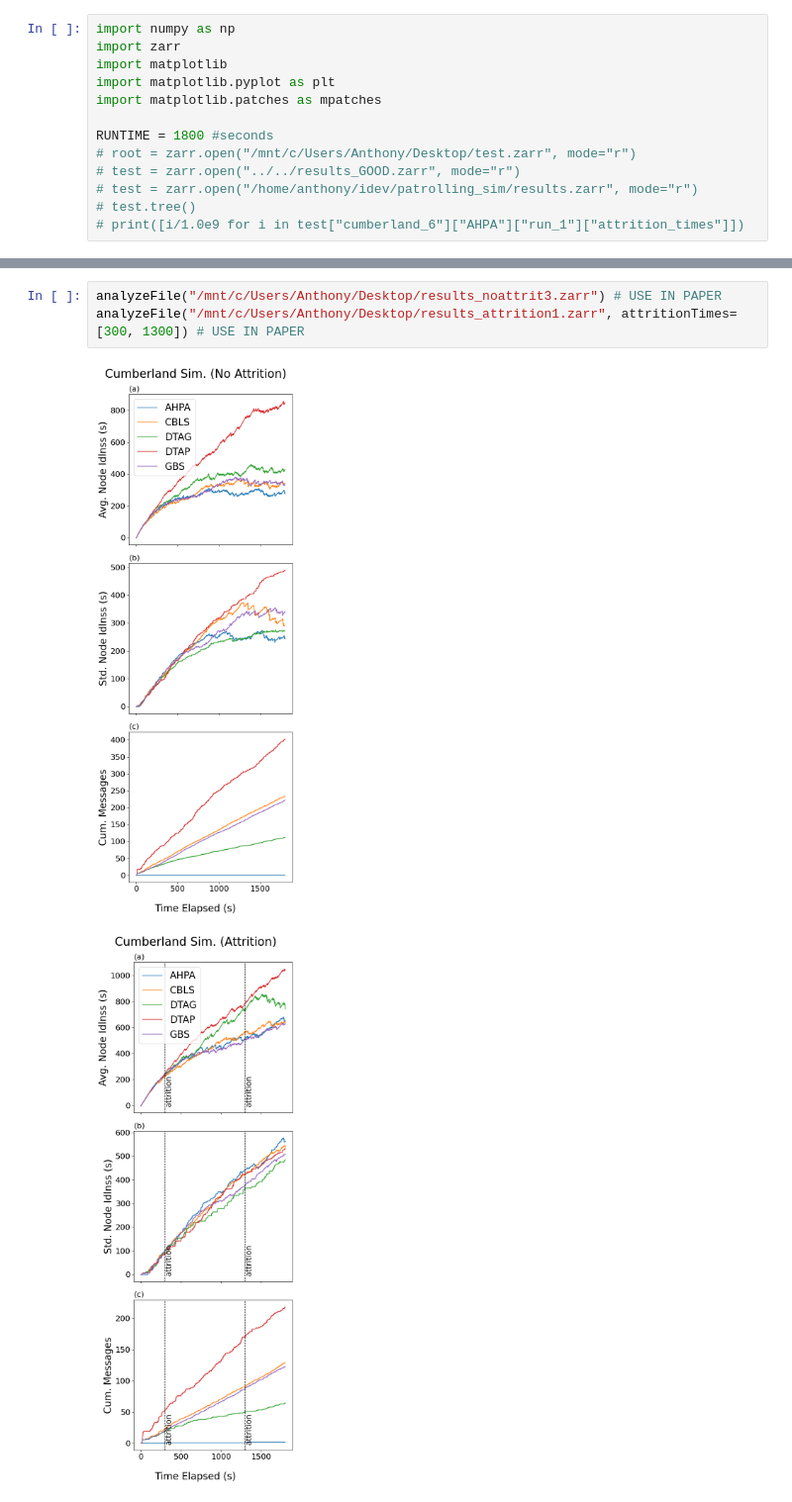
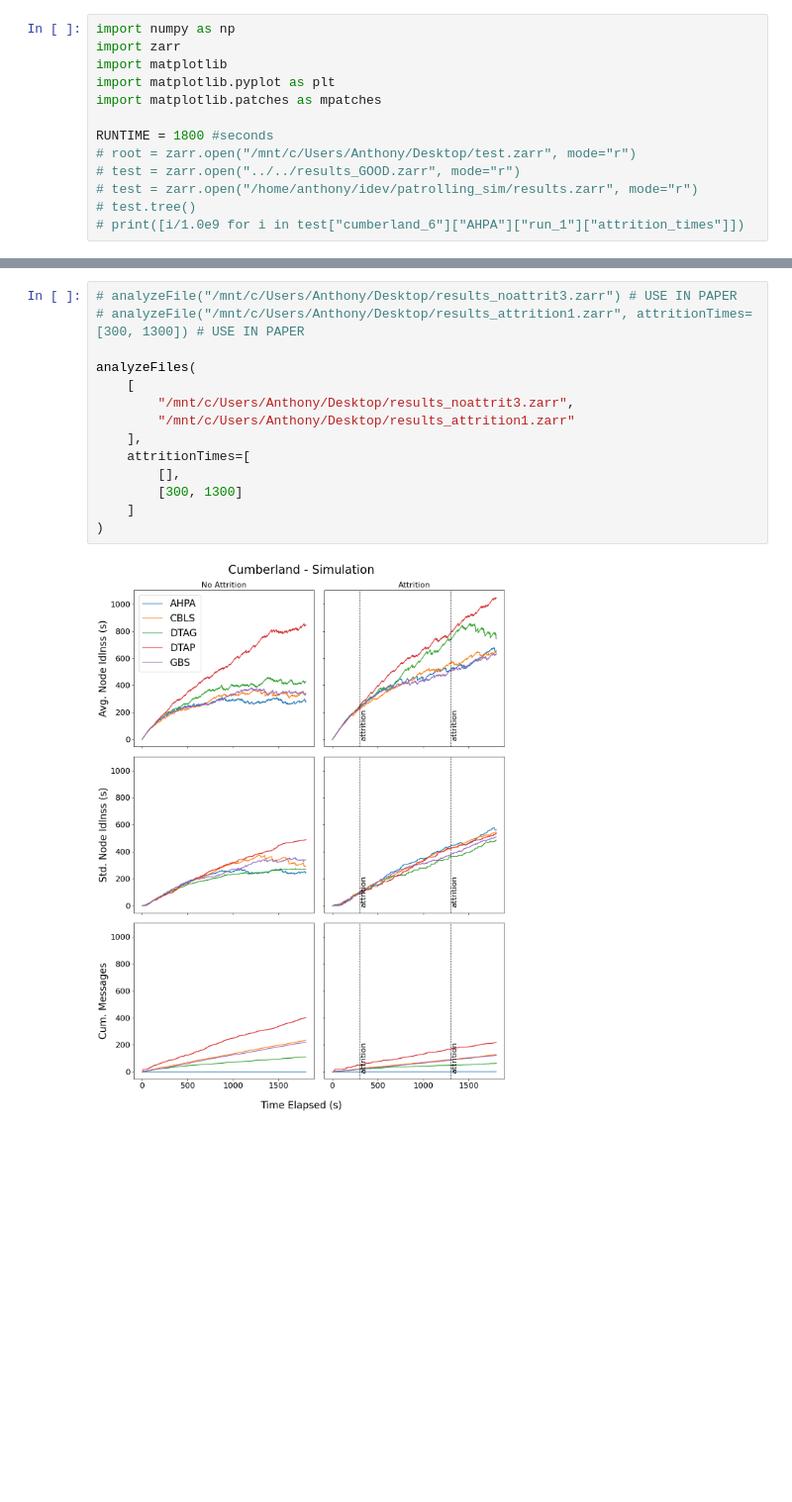
Before and after one commit to NU-IDEAS-Lab/patrolling_sim, a Jupyter notebook: src/patrol_algorithms_ahpa/data-analysis.ipynb, the cells around one changed output, grey strips where cells are left out. Shown: that part at 99% size. Saved outputs shown, nothing was run; the diff lists cells and outputs as text; blank space fills up the shorter version.

Commit message:
Combine cumberland runs into a single figure.

```diff
--- a/src/patrol_algorithms_ahpa/data-analysis.ipynb
+++ b/src/patrol_algorithms_ahpa/data-analysis.ipynb
@@ -182,8 +258,18 @@ def displayMessages(axis, inputs, labels, attritionTimes=[],
 
 # analyzeRun(zarr.open("/mnt/c/Users/Anthony/Desktop/results_noattrit3.zarr", "r")["cumberland_6"]["DTAGreedy"]["run_1"])
 # %%
-analyzeFile("/mnt/c/Users/Anthony/Desktop/results_noattrit3.zarr") # USE IN PAPER
-analyzeFile("/mnt/c/Users/Anthony/Desktop/results_attrition1.zarr", attritionTimes=[300, 1300]) # USE IN PAPER
+# analyzeFile("/mnt/c/Users/Anthony/Desktop/results_noattrit3.zarr") # USE IN PAPER
+# analyzeFile("/mnt/c/Users/Anthony/Desktop/results_attrition1.zarr", attritionTimes=[300, 1300]) # USE IN PAPER
+
+analyzeFiles(
+    [
+        "/mnt/c/Users/Anthony/Desktop/results_noattrit3.zarr",
+        "/mnt/c/Users/Anthony/Desktop/results_attrition1.zarr"
+    ],
+    attritionTimes=[
+        [],
+        [300, 1300]
+    ]
+)
 # %% [output]
-[figure, old version]
+[figure, new version]
-[figure, removed]
```
Also changed, not shown: parts of 1 cell of this notebook.
